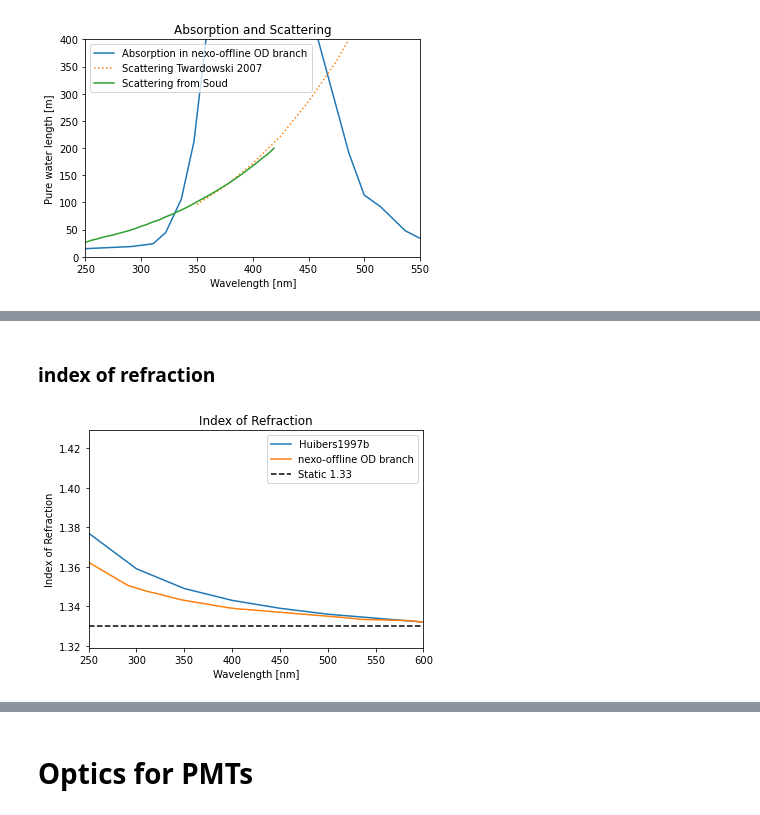
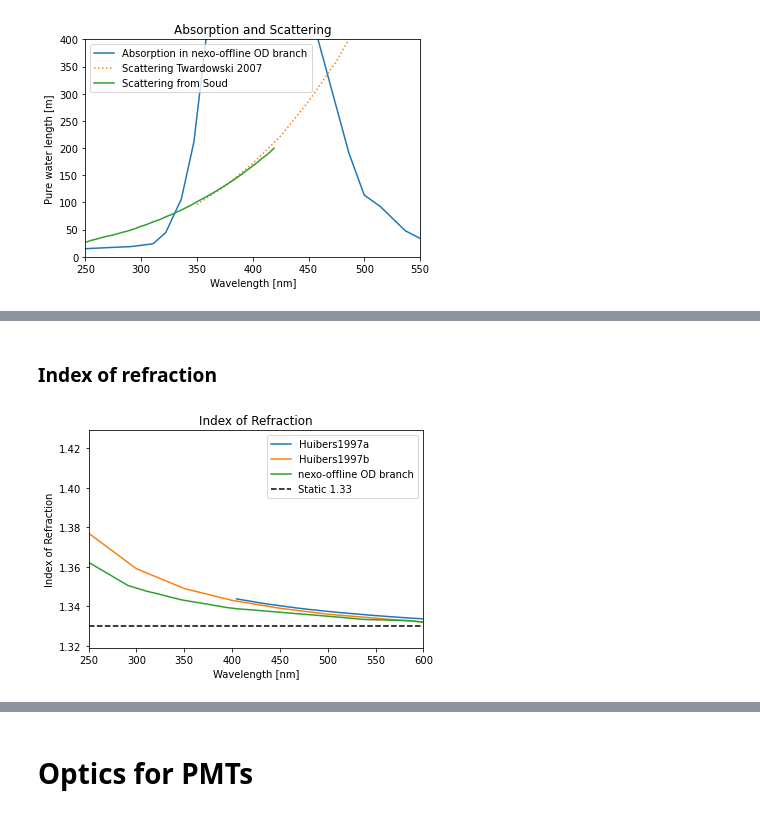
Before and after one commit to eklem1/OD_work, a Jupyter notebook: OpticsGraphs.ipynb, the cells around one changed output, grey strips where cells are left out. Cells and saved outputs as stored; diff of their text form; code cells hidden in the pictures.

```diff
--- a/OpticsGraphs.ipynb
+++ b/OpticsGraphs.ipynb
@@ -146,7 +143,7 @@ Absorption
 36: !!python/tuple [500.0,4.5045e+05]
 37: !!python/tuple [525.0,5.5556e+05]
 # %% [markdown]
-### index of refraction
+### Index of refraction
 # %%
 data = np.genfromtxt('Optics/Huibers1997_Table1.csv', delimiter = ',', skip_header=1).T
 
@@ -155,22 +152,22 @@ data_i1b = data[2:]
 # %%
 # print(eVtoWavelength(H2OEnergy))
 # %%
-# plt.plot(data_i1a[0], data_i1a[1], label="Huibers1997a")
+plt.plot(data_i1a[0], data_i1a[1], label="Huibers1997a")
 plt.plot(data_i1b[0], data_i1b[1], label="Huibers1997b")
 
 plt.plot(eVtoWavelength(H2OEnergy_od), H2ORefractiveIndex_od, label="nexo-offline OD branch")
 
 plt.axhline(y=1.33, color="black", ls="--", label="Static 1.33")
 
 plt.xlabel("Wavelength [nm]")
 plt.ylabel("Index of Refraction")
 plt.title("Index of Refraction")
 
 plt.xlim(250, 600)
 plt.legend()
 plt.show()
 # %% [output]
-[figure, old version]
+[figure, new version]
 # %%
 # plt.plot(data_ab[0], data_ab[0]*0, label="Absorption", marker="o")
 # plt.plot(eVtoWavelength(H2OEnergy_od), eVtoWavelength(H2OEnergy_od)*0+.2, label="nEXO-offline_od", marker="o")
```
Also changed, not shown: parts of 12 cells of this notebook, 2 other files.
